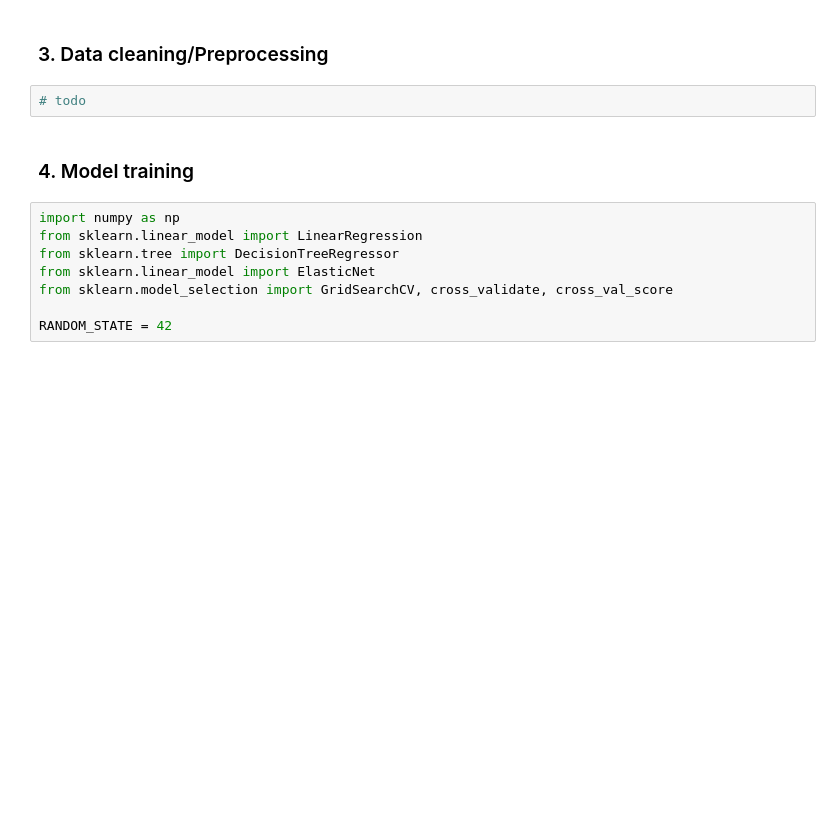
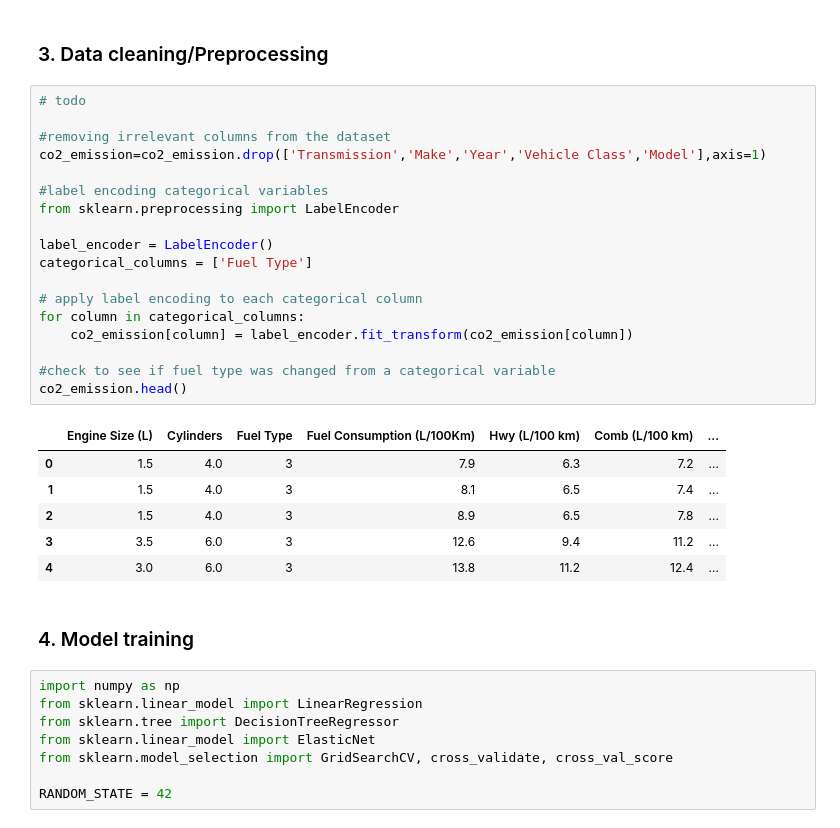
Before and after one commit to jewbe22/eecs3401-group2-groupProject, a Jupyter notebook: src/CO2_emission.ipynb, the cells around one changed output. Saved outputs shown, nothing was run; the diff lists cells and outputs as text; blank space fills up the shorter version.

Commit message:
eda and preprocessing pipeline performed

```diff
--- a/src/CO2_emission.ipynb
+++ b/src/CO2_emission.ipynb
@@ -60,6 +136,29 @@ co2_emission
 ### 3. Data cleaning/Preprocessing ###
 # %%
 # todo
+
+#removing irrelevant columns from the dataset
+co2_emission=co2_emission.drop(['Transmission','Make','Year','Vehicle Class','Model'],axis=1)
+
+#label encoding categorical variables
+from sklearn.preprocessing import LabelEncoder
+
+label_encoder = LabelEncoder()
+categorical_columns = ['Fuel Type']
+
+# apply label encoding to each categorical column
+for column in categorical_columns:
+    co2_emission[column] = label_encoder.fit_transform(co2_emission[column])
+
+#check to see if fuel type was changed from a categorical variable
+co2_emission.head()
+# %% [output]
+|  | Engine Size (L) | Cylinders | Fuel Type | Fuel Consumption (L/100Km) | Hwy (L/100 km) | Comb (L/100 km) | ... |
+| 0 | 1.5 | 4.0 | 3 | 7.9 | 6.3 | 7.2 | ... |
+| 1 | 1.5 | 4.0 | 3 | 8.1 | 6.5 | 7.4 | ... |
+| 2 | 1.5 | 4.0 | 3 | 8.9 | 6.5 | 7.8 | ... |
+| 3 | 3.5 | 6.0 | 3 | 12.6 | 9.4 | 11.2 | ... |
+| 4 | 3.0 | 6.0 | 3 | 13.8 | 11.2 | 12.4 | ... |
 # %% [markdown]
 ### 4. Model training ###
 # %%
```
Also changed, not shown: parts of 6 cells of this notebook.
